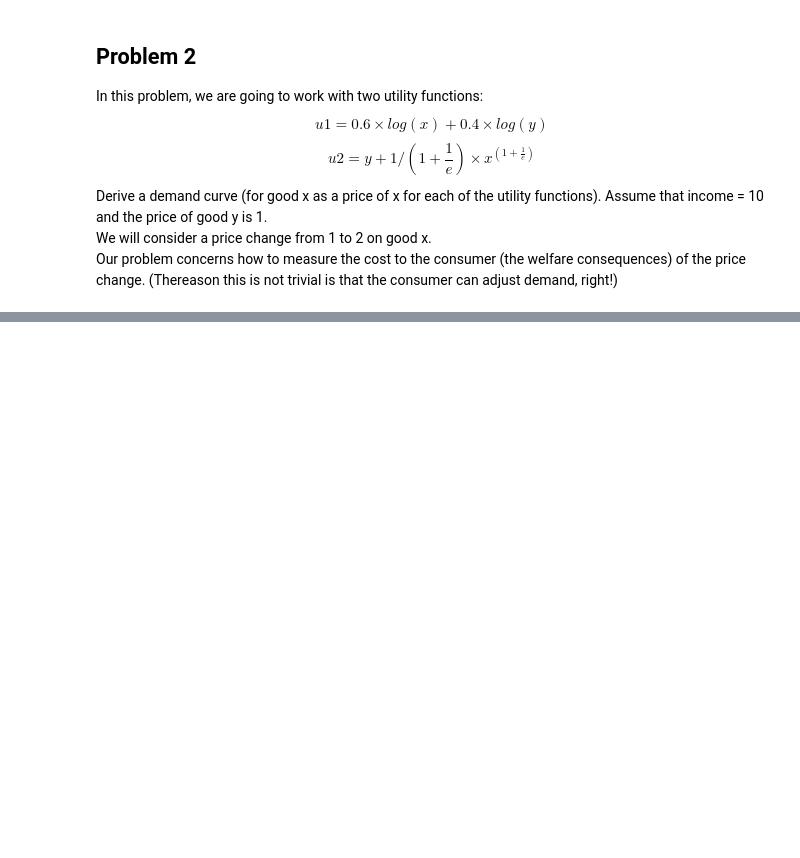
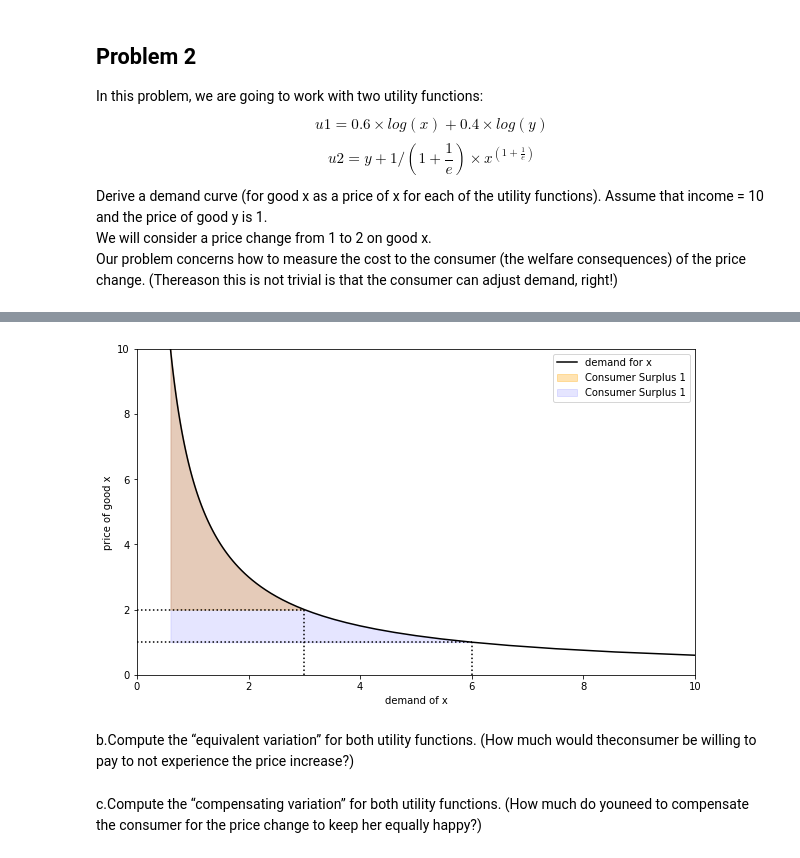
Before and after one commit to PaulineMalaguti/EBA3650, a Jupyter notebook: Lecture 6/QE_Problems_7.ipynb, the cells around one changed output, grey strips where cells are left out. Drawn from its saved outputs; the diff is of its cells as text; code cells hidden in the pictures; blank space fills up the shorter version.

```diff
--- a/Lecture 6/QE_Problems_7.ipynb
+++ b/Lecture 6/QE_Problems_7.ipynb
@@ -113,0 +166,36 @@ I = 10 ; py = 1
+# %%
+n = 100
+prices_x = np.linspace(0.1, 10, n) ; price_y = 1 ; income = 10
+demandx = np.zeros(n) ; demandy = np.zeros(n)
+
+def demandX(pricex):
+    for price in range(n):
+        demandx[price], demandy[price] = demand_1(income, prices_x[price], price_y)
+    return demandx
+
+demandx = demandX(prices_x)
+
+plt.figure(figsize = (10, 6))
+plt.plot(demandx,prices_x, '-k', label = 'demand for x')
+
+idx1 = np.argwhere(prices_x == 1) ; idx2 = np.argwhere(prices_x == 2)
+d1 = demand_1(income, prices_x[idx1], price_y) ; d2 = demand_1(income, prices_x[idx2], price_y) #does it mean that demand is the same ?
+plt.vlines(d1[0], 0, 1, color = 'black', linestyle = 'dotted') ; plt.hlines(1, 0, 6, color = 'black', linestyle = 'dotted') #why do you have the dotter lines ?
+plt.vlines(d2[0], 0, 2, color = 'black', linestyle = 'dotted') ; plt.hlines(2, 0, 3, color = 'black', linestyle = 'dotted')
+
+# fill_between
+
+plt.fill_between(demandx, 2, prices_x, where = (prices_x >= 1) & (prices_x >=2),
+                 color = 'orange', alpha = 0.3, label = "Consumer Surplus 1")
+plt.fill_between(demandx, 1, prices_x, where = (prices_x >= 1),
+                 color = 'blue', alpha = 0.1, label = "Consumer Surplus 1")
+
+
+plt.xlabel('demand of x') ; plt.ylabel('price of good x') ; plt.legend()
+plt.ylim(0, 10) ; plt.xlim(0, 10) ; plt.show()
+# %% [output]
+[figure, added]
+# %% [markdown]
+b.Compute the “equivalent variation” for both utility functions. (How much would theconsumer be willing to pay to not experience the price increase?)
+# %% [markdown]
+c.Compute the “compensating variation” for both utility functions. (How much do youneed to compensate the consumer for the price change to keep her equally happy?)
```
Also changed, not shown: parts of 3 cells of this notebook, 9 other files.
